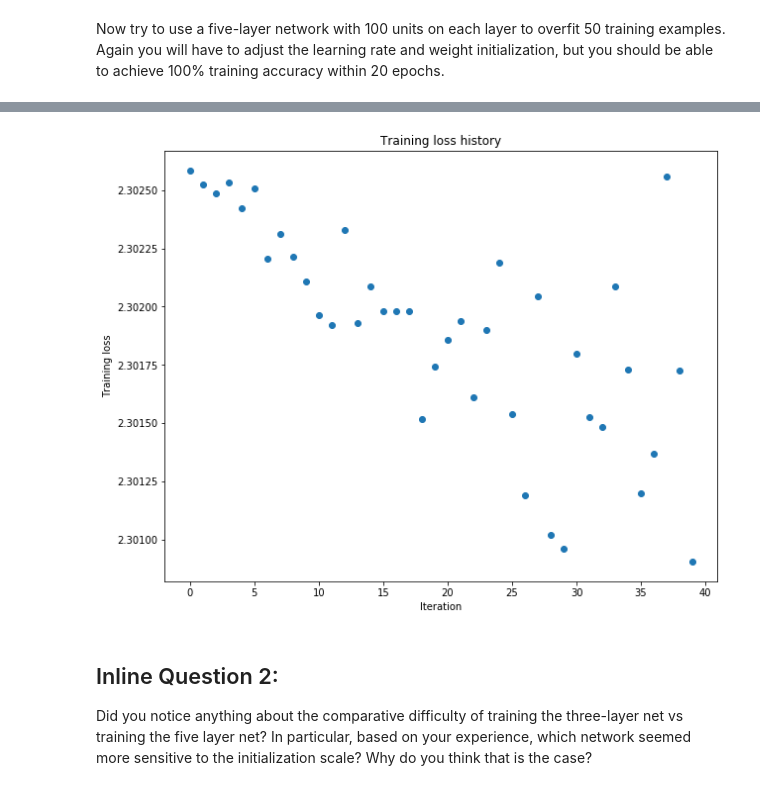
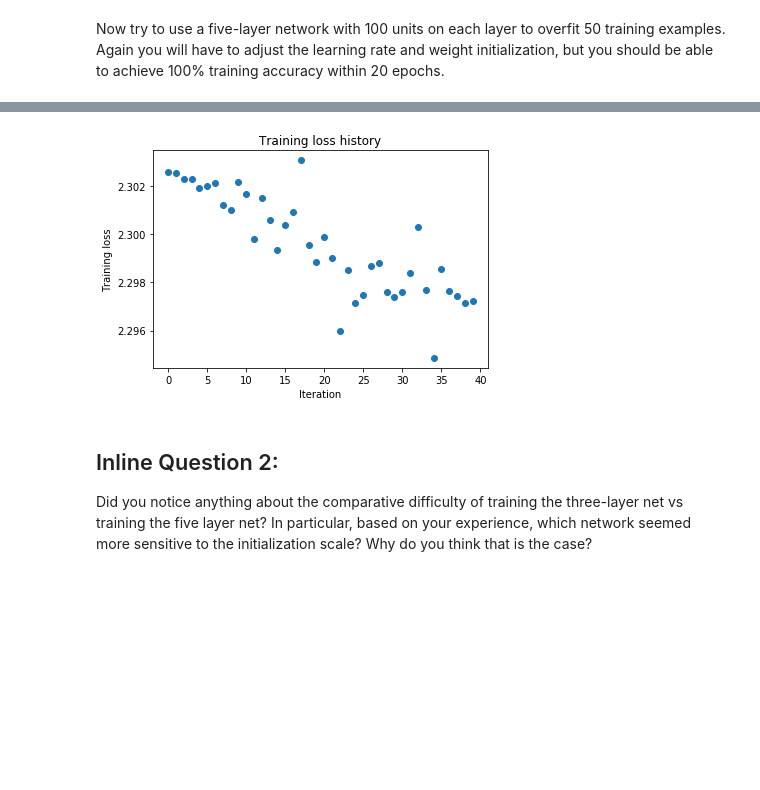
Before and after one commit to JoeeYF/CS231n-assignment, a Jupyter notebook: assignment2/FullyConnectedNets.ipynb, the cells around one changed output, grey strips where cells are left out. Drawn from its saved outputs; the diff is of its cells as text; code cells hidden in the pictures; blank space fills up the shorter version.

```diff
--- a/assignment2/FullyConnectedNets.ipynb
+++ b/assignment2/FullyConnectedNets.ipynb
@@ -495,8 +499,8 @@ small_data = {
   'y_val': data['y_val'],
 }
 
-learning_rate = 2e-3
-weight_scale = 1e-5
+learning_rate = 1e-2
+weight_scale = 3e-3
 model = FullyConnectedNet([100, 100, 100, 100],
                 weight_scale=weight_scale, dtype=np.float64)
 solver = Solver(model, small_data,
@@ -534,4 +538,4 @@ plt.show()
-[figure, old version]
+[figure, new version]
 # %% [markdown]
 ## Inline Question 2:
 Did you notice anything about the comparative difficulty of training the three-layer net vs training the five layer net? In particular, based on your experience, which network seemed more sensitive to the initialization scale? Why do you think that is the case?
```
Also changed, not shown: parts of 11 cells of this notebook, 2 other files.
